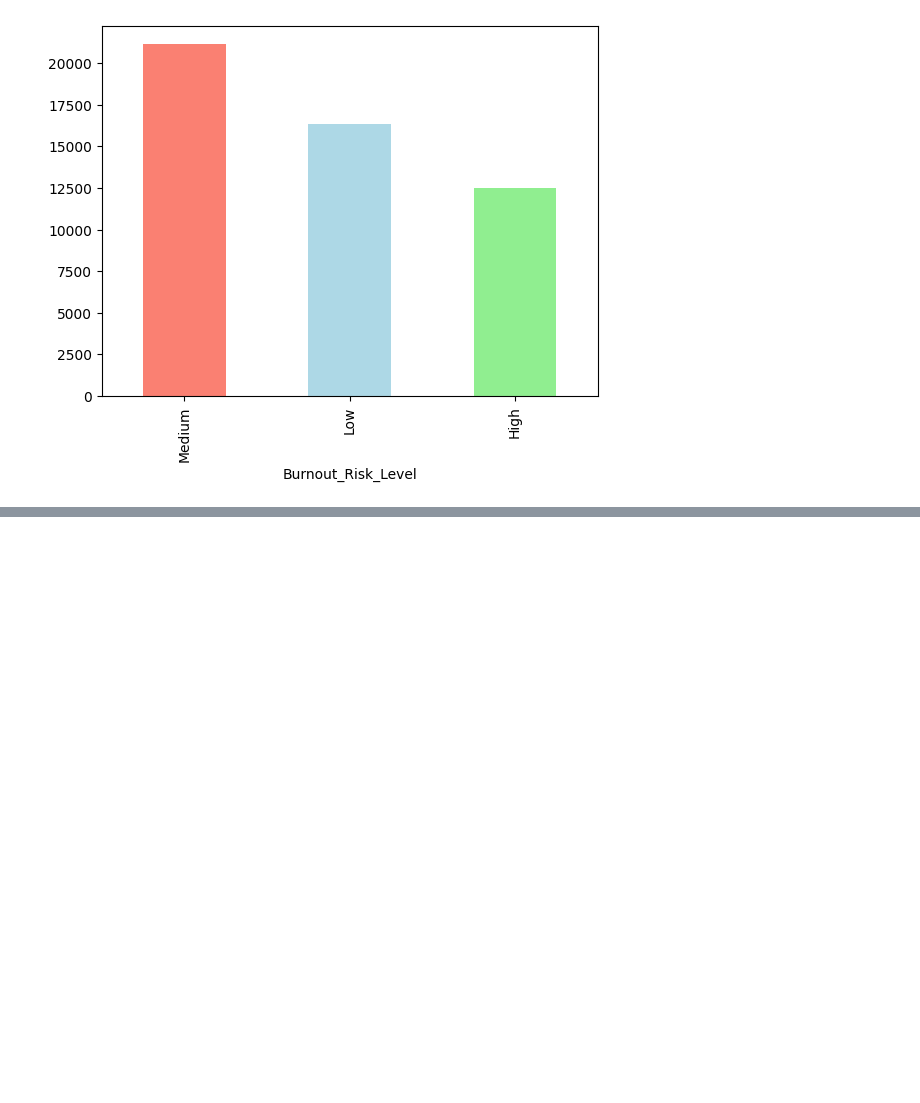
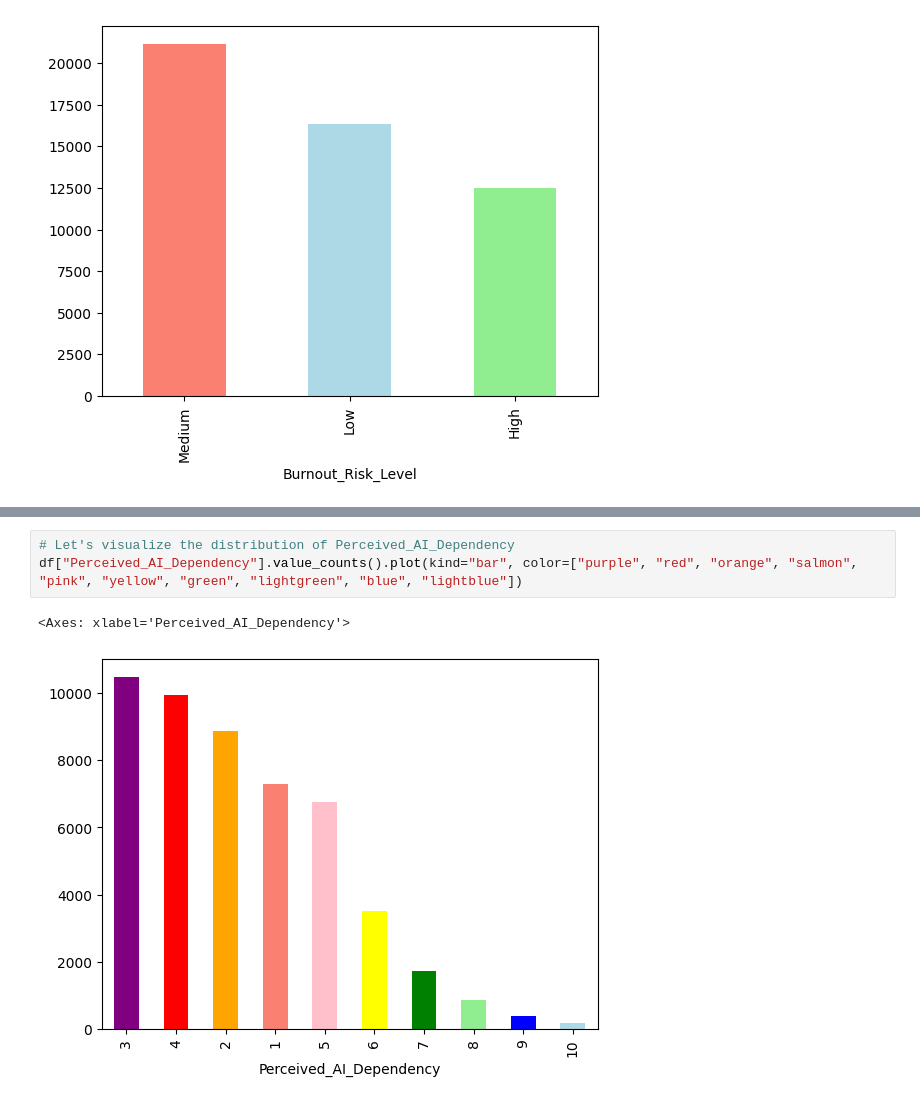
Before and after one commit to luitzdaryl/AI-Impact-2030, a Jupyter notebook: notebeooks/exploration.ipynb, the cells around one changed output, grey strips where cells are left out. Cells and saved outputs as stored; diff of their text form; blank space fills up the shorter version.

```diff
--- a/notebeooks/exploration.ipynb
+++ b/notebeooks/exploration.ipynb
@@ -283,0 +305,6 @@ df["Burnout_Risk_Level"].value_counts()
+# %%
+# Let's visualize the distribution of Perceived_AI_Dependency
+df["Perceived_AI_Dependency"].value_counts().plot(kind="bar", color=["purple", "red", "orange", "salmon", "pink", "yellow", "green", "lightgreen", "blue", "lightblue"])
+# %% [output]
+<Axes: xlabel='Perceived_AI_Dependency'>
+[figure, added]
```
Also changed, not shown: parts of 3 cells of this notebook.
